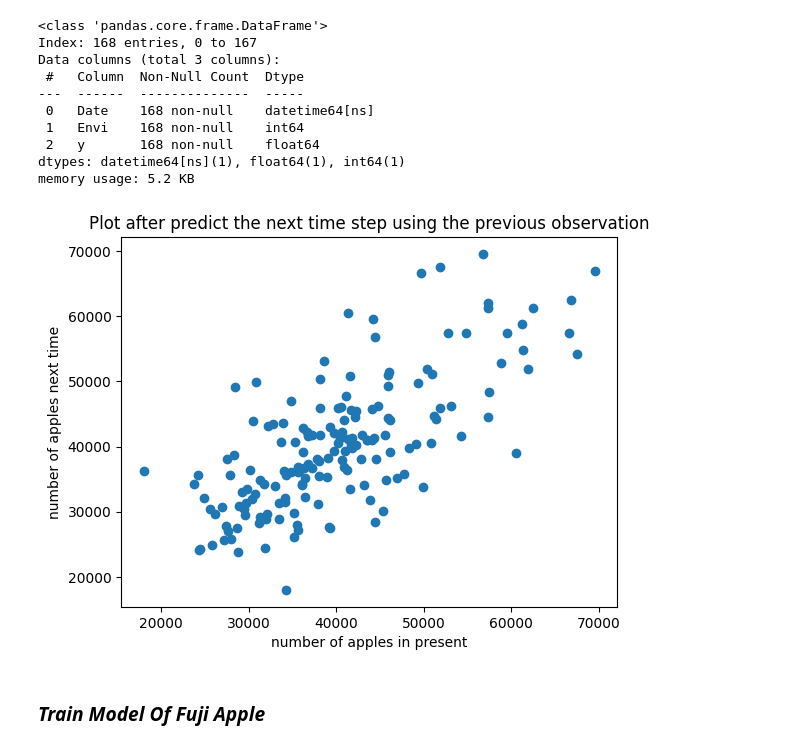
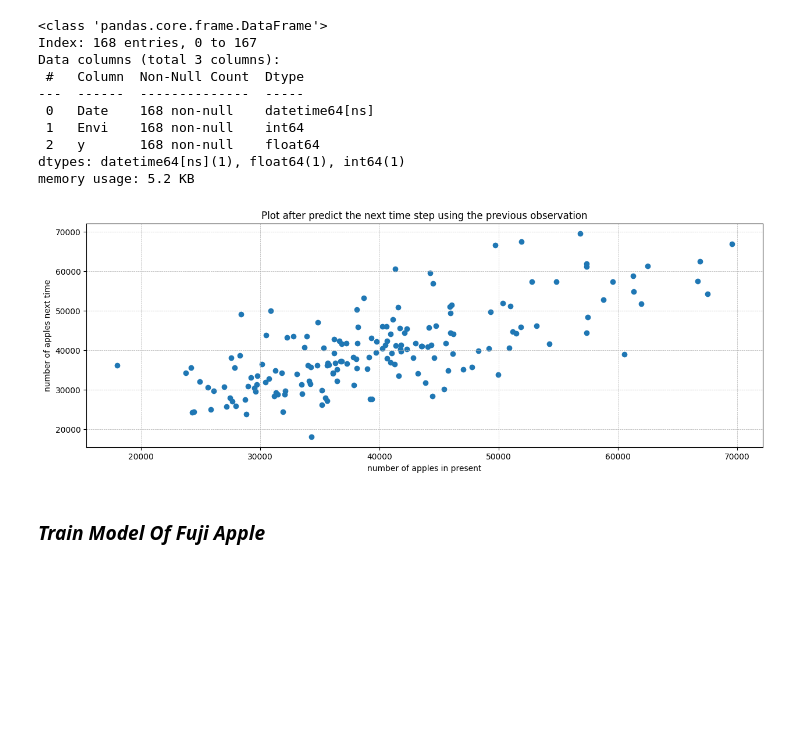
Before and after one commit to OatKID/RegressionMiniProject, a Jupyter notebook: algorithm/Envi/1_predict_1/linear_regression.ipynb, the cells around one changed output. Saved outputs shown, nothing was run; the diff lists cells and outputs as text; code cells hidden in the pictures; blank space fills up the shorter version.

```diff
--- a/algorithm/Envi/1_predict_1/linear_regression.ipynb
+++ b/algorithm/Envi/1_predict_1/linear_regression.ipynb
@@ -76,13 +76,15 @@ Data columns (total 3 columns):
 dtypes: datetime64[ns](1), float64(1), int64(1)
 memory usage: 5.2 KB
 # %%
+plt.figure(figsize=(15,5))
 plt.scatter(df_envi_inter["Envi"], df_envi_inter["y"])
 plt.xlabel("number of apples in present")
 plt.ylabel("number of apples next time")
 plt.title("Plot after predict the next time step using the previous observation")
+plt.grid(linestyle='--', linewidth='0.5')
 plt.show()
 # %% [output]
-[figure, old version]
+[figure, new version]
 # %%
 x = np.array(df_envi_inter.drop(columns='y'))
 y = np.array(df_envi_inter.drop(columns='Envi'))
```
Also changed, not shown: parts of 2 cells of this notebook, 2 other files.
